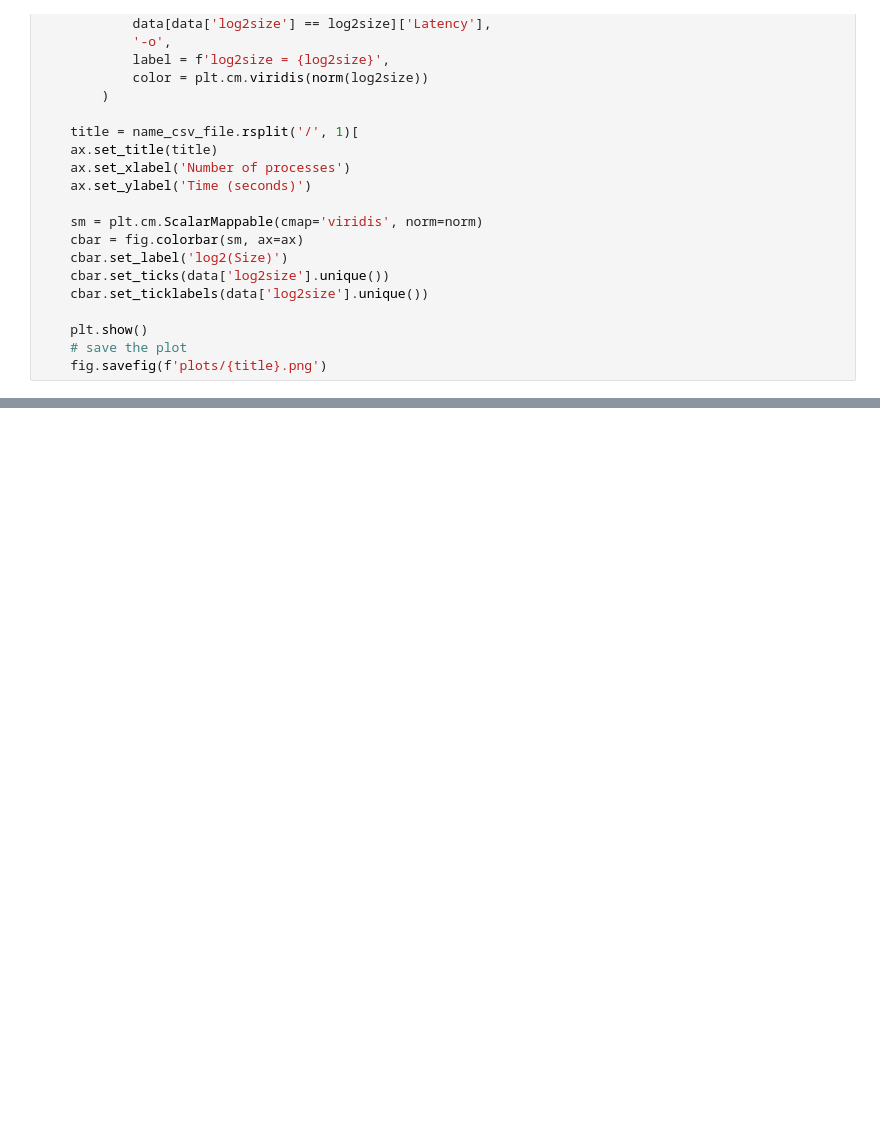
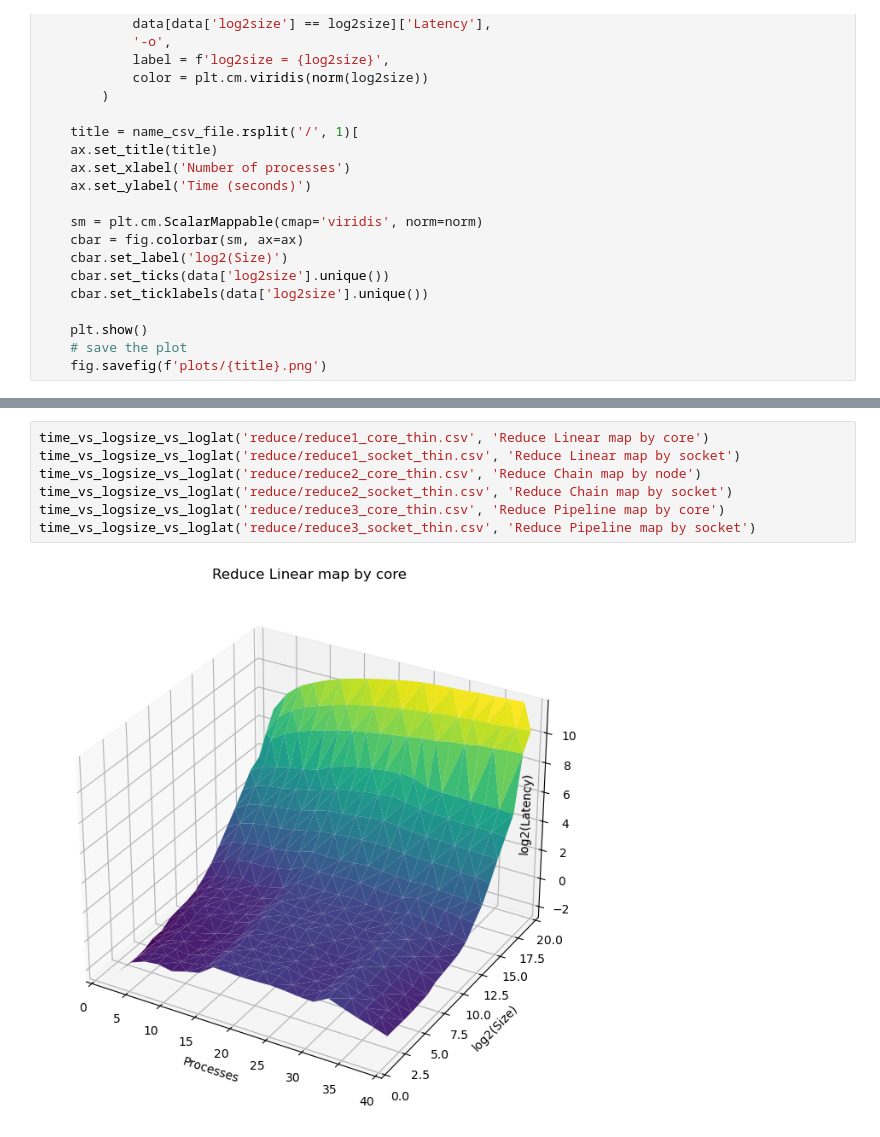
Before and after one commit to adellasiega/High-Performance-Computing, a Jupyter notebook: openMPI_collective_operations/data_analysis.ipynb, the cells around one changed output, grey strips where cells are left out. Saved outputs shown, nothing was run; the diff lists cells and outputs as text; blank space fills up the shorter version.

```diff
--- a/openMPI_collective_operations/data_analysis.ipynb
+++ b/openMPI_collective_operations/data_analysis.ipynb
@@ -51,0 +72,9 @@ for file in os.listdir("reduce"):
+# %%
+time_vs_logsize_vs_loglat('reduce/reduce1_core_thin.csv', 'Reduce Linear map by core')
+time_vs_logsize_vs_loglat('reduce/reduce1_socket_thin.csv', 'Reduce Linear map by socket')
+time_vs_logsize_vs_loglat('reduce/reduce2_core_thin.csv', 'Reduce Chain map by node')
+time_vs_logsize_vs_loglat('reduce/reduce2_socket_thin.csv', 'Reduce Chain map by socket')
+time_vs_logsize_vs_loglat('reduce/reduce3_core_thin.csv', 'Reduce Pipeline map by core')
+time_vs_logsize_vs_loglat('reduce/reduce3_socket_thin.csv', 'Reduce Pipeline map by socket')
+# %% [output]
+[figure, added]
```
Also changed, not shown: parts of 4 cells of this notebook, 42 other files.
